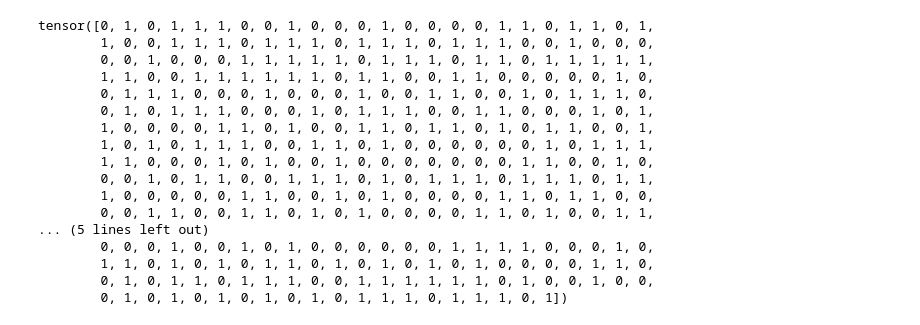
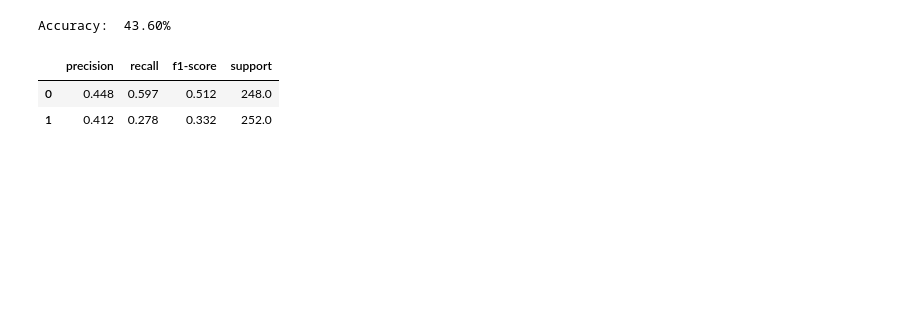
Before and after one commit to vktrbr/optimization_ml, a Jupyter notebook: Classification/dev_torch.ipynb, the cells around one changed output. Drawn from its saved outputs; the diff is of its cells as text; code cells hidden in the pictures; blank space fills up the shorter version.

Commit message:
ROC AUC score + Basic metrics done

```diff
--- a/Classification/dev_torch.ipynb
+++ b/Classification/dev_torch.ipynb
@@ -95,5 +9,5 @@ x = torch.FloatTensor(x[:, :2])
 y = torch.FloatTensor(y)
 # %%
 model = LogisticRegressionRBF(x)
-model.fit(x, y, 100)
+model = model.fit(x, y, 1)
 # %% [output]
@@ -222,20 +15,10 @@ roc_curve(y, y_prob)
-# %%
-y_pred
-# %% [output]
-tensor([0, 1, 0, 1, 1, 1, 0, 0, 1, 0, 0, 0, 1, 0, 0, 0, 0, 1, 1, 0, 1, 1, 0, 1,
-        1, 0, 0, 1, 1, 1, 0, 1, 1, 1, 0, 1, 1, 1, 0, 1, 1, 1, 0, 0, 1, 0, 0, 0,
-        0, 0, 1, 0, 0, 0, 1, 1, 1, 1, 1, 0, 1, 1, 1, 0, 1, 1, 0, 1, 1, 1, 1, 1,
-        1, 1, 0, 0, 1, 1, 1, 1, 1, 1, 0, 1, 1, 0, 0, 1, 1, 0, 0, 0, 0, 0, 1, 0,
-        0, 1, 1, 1, 0, 0, 0, 1, 0, 0, 0, 1, 0, 0, 1, 1, 0, 0, 1, 0, 1, 1, 1, 0,
-        0, 1, 0, 1, 1, 1, 0, 0, 0, 1, 0, 1, 1, 1, 0, 0, 1, 1, 0, 0, 0, 1, 0, 1,
-        1, 0, 0, 0, 0, 1, 1, 0, 1, 0, 0, 1, 1, 0, 1, 1, 0, 1, 0, 1, 1, 0, 0, 1,
-        1, 0, 1, 0, 1, 1, 1, 0, 0, 1, 1, 0, 1, 0, 0, 0, 0, 0, 0, 1, 0, 1, 1, 1,
-        1, 1, 0, 0, 0, 1, 0, 1, 0, 0, 1, 0, 0, 0, 0, 0, 0, 0, 1, 1, 0, 0, 1, 0,
-        0, 0, 1, 0, 1, 1, 0, 0, 1, 1, 1, 0, 1, 0, 1, 1, 1, 0, 1, 1, 1, 0, 1, 1,
-        1, 0, 0, 0, 0, 0, 1, 1, 0, 0, 1, 0, 1, 0, 0, 0, 0, 1, 1, 0, 1, 1, 0, 0,
-        0, 0, 1, 1, 0, 0, 1, 1, 0, 1, 0, 1, 0, 0, 0, 0, 1, 1, 0, 1, 0, 0, 1, 1,
-... (5 lines left out)
-        0, 0, 0, 1, 0, 0, 1, 0, 1, 0, 0, 0, 0, 0, 0, 1, 1, 1, 1, 0, 0, 0, 1, 0,
-        1, 1, 0, 1, 0, 1, 0, 1, 1, 0, 1, 0, 1, 0, 1, 0, 1, 0, 0, 0, 0, 1, 1, 0,
-        0, 1, 0, 1, 1, 0, 1, 1, 1, 0, 0, 1, 1, 1, 1, 1, 1, 0, 1, 0, 0, 1, 0, 0,
-        0, 1, 0, 1, 0, 1, 0, 1, 0, 1, 0, 1, 1, 1, 0, 1, 1, 1, 0, 1])
+# %%
+metrics = model.metrics_tab(x, y)
+tab = pd.DataFrame({'0': metrics['0.0'], '1': metrics['1.0']}).T.round(3)
+print(f'Accuracy: {metrics["accuracy"]: 0.2%}')
+tab
+# %% [output]
+Accuracy:  43.60%
+|  | precision | recall | f1-score | support |
+| 0 | 0.448 | 0.597 | 0.512 | 248.0 |
+| 1 | 0.412 | 0.278 | 0.332 | 252.0 |
```
Also changed, not shown: parts of 12 cells of this notebook, 2 other files.
